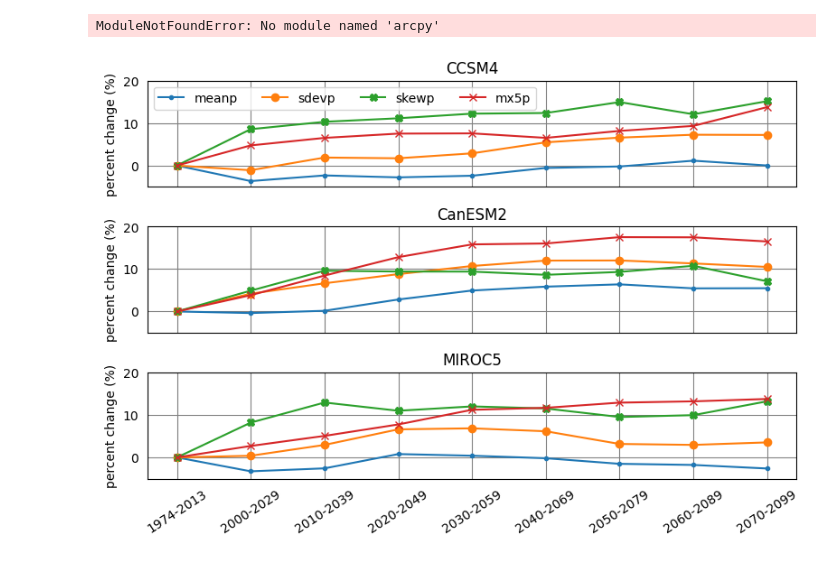
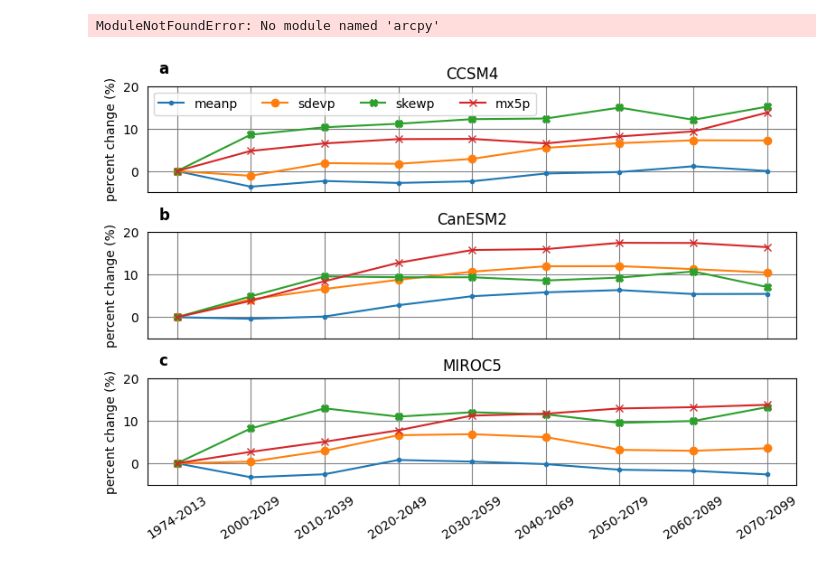
Before and after one commit to afullhart/climatechange, a Jupyter notebook: Figures/FigureParTrends.ipynb, the cells around one changed output. Drawn from its saved outputs; the diff is of its cells as text; code cells hidden in the pictures.

```diff
--- a/Figures/FigureParTrends.ipynb
+++ b/Figures/FigureParTrends.ipynb
@@ -118,6 +118,8 @@ meanp = ax[0].plot(range(len(mean)), mean, marker='.', label='meanp')
 sdevp = ax[0].plot(range(len(sdev)), sdev, marker='o', label='sdevp')
 skewp = ax[0].plot(range(len(skew)), skew, marker='X', label='skewp')
 mx5pp = ax[0].plot(range(len(mx5p)), mx5p, marker='x', label='mx5p')
+
+ax[0].text(-0.25, 23, 'a', size=12, fontweight='bold')
 ax[0].set_title(gcmLabels[0])
 ax[0].set_ylabel('percent change (%)')
 ax[0].set_ylim(-5, 20)
@@ -133,36 +135,38 @@ sdev = df.loc['sdev'].apply(lambda x: ((x - df.loc['sdev'][0])/df.loc['sdev'][0]
 skew = df.loc['skew'].apply(lambda x: ((x - df.loc['skew'][0])/df.loc['skew'][0])*100.0)
 mx5p = df.loc['mx5p'].apply(lambda x: ((x - df.loc['mx5p'][0])/df.loc['mx5p'][0])*100.0)
 
+ax[1].text(-0.25, 23, 'b', size=12, fontweight='bold')
 ax[1].plot(range(len(mean)), mean, marker='.')
 ax[1].plot(range(len(sdev)), sdev, marker='o')
 ax[1].plot(range(len(skew)), skew, marker='X')
 ax[1].plot(range(len(mx5p)), mx5p, marker='x')
 ax[1].set_title(gcmLabels[1])
 ax[1].set_ylabel('percent change (%)')
 ax[1].set_ylim(-5, 20)
 ax[1].set_xticks(range(len(mean)), labels=[])
 ax[1].tick_params(width=0)
 ax[1].grid(color='gray')
 
 
 df = pd.read_csv(gcmFiles[2], index_col='par')
 mean = df.loc['mean'].apply(lambda x: ((x - df.loc['mean'][0])/df.loc['mean'][0])*100.0)
 sdev = df.loc['sdev'].apply(lambda x: ((x - df.loc['sdev'][0])/df.loc['sdev'][0])*100.0)
 skew = df.loc['skew'].apply(lambda x: ((x - df.loc['skew'][0])/df.loc['skew'][0])*100.0)
 mx5p = df.loc['mx5p'].apply(lambda x: ((x - df.loc['mx5p'][0])/df.loc['mx5p'][0])*100.0)
 
+ax[2].text(-0.25, 23, 'c', size=12, fontweight='bold')
 ax[2].plot(range(len(mean)), mean, marker='.')
 ax[2].plot(range(len(sdev)), sdev, marker='o')
 ax[2].plot(range(len(skew)), skew, marker='X')
 ax[2].plot(range(len(mx5p)), mx5p, marker='x')
 ax[2].set_title(gcmLabels[2])
 ax[2].set_ylabel('percent change (%)')
 ax[2].set_ylim(-5, 20)
 ax[2].set_xticks(range(len(mean)), labels=[])
 ax[2].set_xticklabels(year_labels, rotation=33)
 ax[2].tick_params(width=0)
 ax[2].grid(color='gray')
 
 fig.savefig(saveFILE, dpi=600, bbox_inches='tight')
 # %% [output]
-[figure, old version]
+[figure, new version]
```
